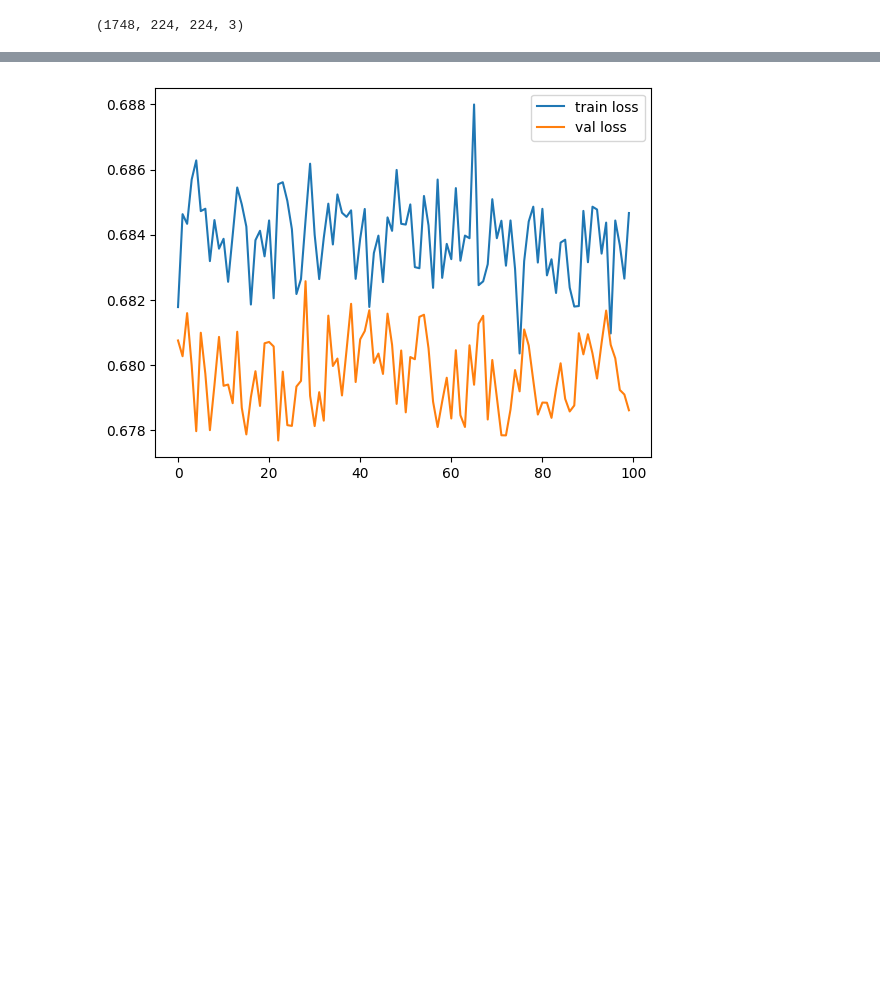
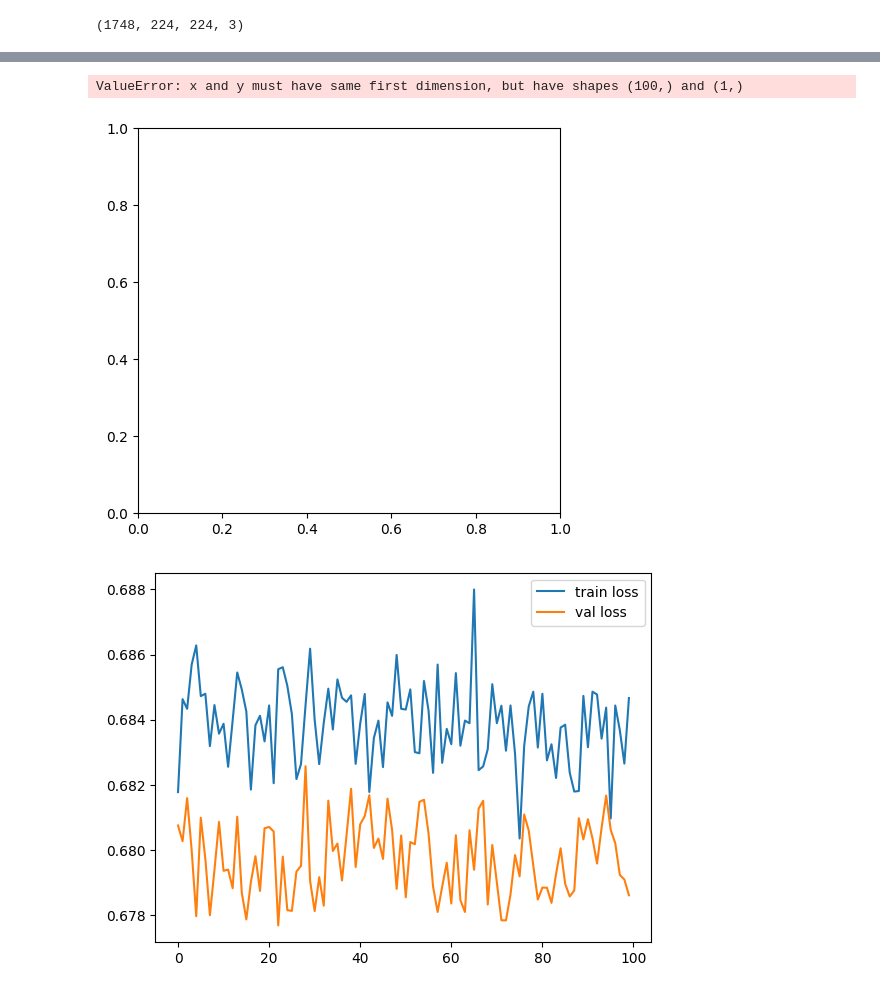
Before and after one commit to rishabh-mondal/AAAI_BK_Paper, a Jupyter notebook: detection_through_torch/compare_model_torch.ipynb, the cells around one changed output, grey strips where cells are left out. Cells and saved outputs as stored; diff of their text form; code cells hidden in the pictures; blank space fills up the shorter version.

```diff
--- a/detection_through_torch/compare_model_torch.ipynb
+++ b/detection_through_torch/compare_model_torch.ipynb
@@ -172,14 +172,23 @@ def vgg16(larning_rate=0.0002,fine_tune=True,seed=42):
 # %%
 #summery of model
 device = torch.device("cuda" if torch.cuda.is_available() else "cpu")
-model, criterion, optimizer = resnet50()
-model = model.to(device)
 
-model1, criterion1, optimizer1 = resnet101()
-model1 = model1.to(device)
+seeds = [1, 2, 3, 4, 5, 6, 7, 8, 9, 10]
+for seed in seeds:
+    model, criterion, optimizer = resnet50(seed=seed)
+    model = model.to(device)
+    summary(model, (3, 224, 224))
+    del model, criterion, optimizer
 
-model2, criterion2, optimizer2 = dense_net()
-model2.to(device)
-model3, criterion3, optimizer3 = vgg16()
-model3.to(device)
+
+# model, criterion, optimizer = resnet50()
+# model = model.to(device)
+
+# model1, criterion1, optimizer1 = resnet101()
+# model1 = model1.to(device)
+
+# model2, criterion2, optimizer2 = dense_net()
+# model2.to(device)
+# model3, criterion3, optimizer3 = vgg16()
+# model3.to(device)
 # %% [output]
@@ -271,3 +327,25 @@ Epoch 100/100, val loss: 0.6786, val accuracy: 61.8721
+# %%
+mean_train_loss = np.mean(train_losses)
+mean_train_acc = np.mean(train_accuracies)
+mean_val_loss = np.mean(val_losses)
+mean_val_acc = np.mean(val_accuracies)
+var_train_loss = np.var(train_losses)
+var_train_acc = np.var(train_accuracies)
+var_val_loss = np.var(val_losses)
+var_val_acc = np.var(val_accuracies)
+epochs = range(1, num_epochs + 1)
+
+plt.figure(figsize=(12, 5))
+plt.subplot(1, 2, 1)
+plt.plot(epochs, mean_train_loss, label='Mean Train Loss')
+plt.fill_between(epochs, mean_train_loss - var_train_loss, mean_train_loss + var_train_loss, alpha=0.3, label='Var Train Loss')
+plt.xlabel('Epochs')
+plt.ylabel('Loss')
+plt.title('Mean and Variance of Training Loss')
+plt.legend()
+# %% [output]
+ValueError: x and y must have same first dimension, but have shapes (100,) and (1,)
+[figure, added]
 # %%
 plt.plot(train_losses, label='train loss')
 plt.plot(val_losses, label='val loss')
```
Also changed, not shown: parts of 3 cells of this notebook, 4 other files.
